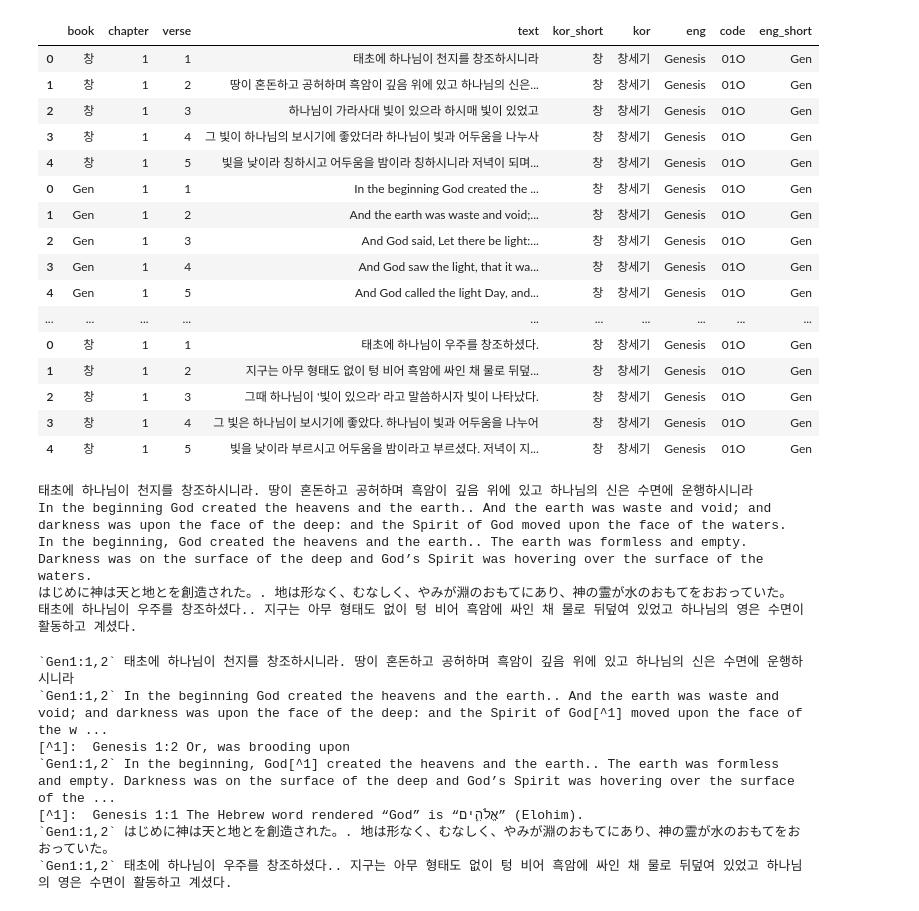
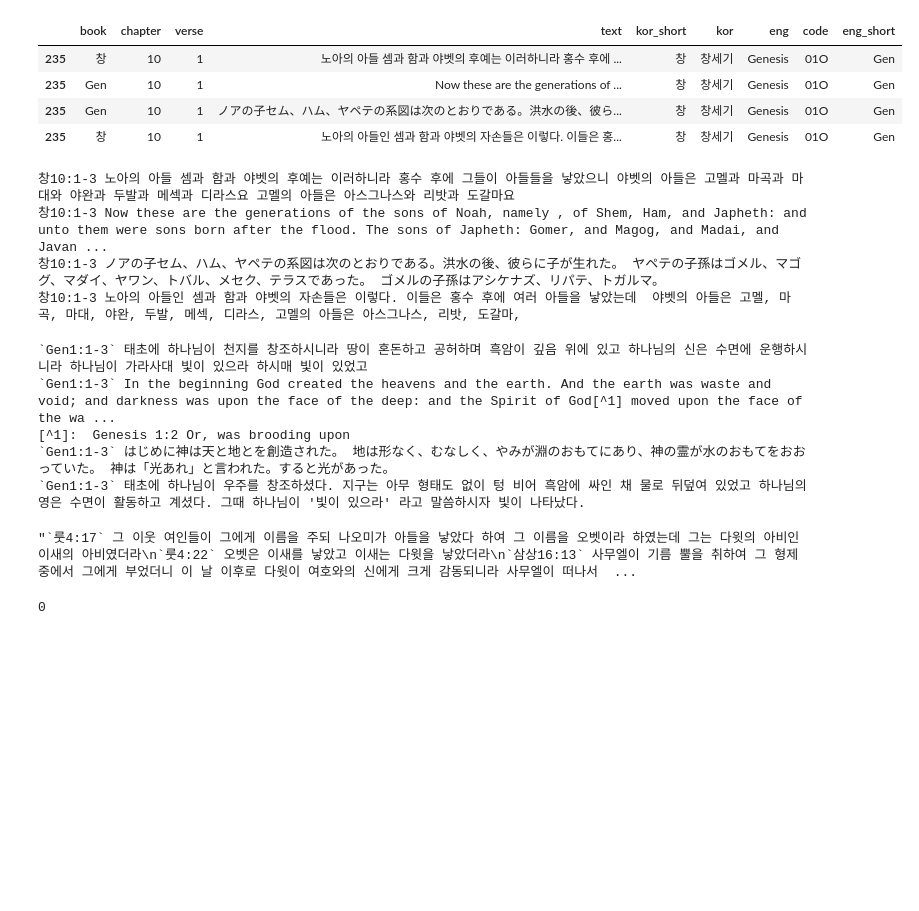
Before and after one commit to sungcheolkim78/py_kbible, a Jupyter notebook: dev/bible object.ipynb, the cells around one changed output. Drawn from its saved outputs; the diff is of its cells as text; code cells hidden in the pictures; blank space fills up the shorter version.

Commit message:
update search function

```diff
--- a/dev/bible object.ipynb
+++ b/dev/bible object.ipynb
@@ -3,44 +3,33 @@ from py_kbible import kbible
 # %%
 b = kbible.KBible()
 b.add("ASV")
-b.add("WEB")
+#b.add("WEB")
 b.add("JA1955")
 b.add("현대인의성경")
 # %%
-b.bystr("창1:1-5")
+b.bystr("창10:1")
 # %% [output]
 |  | book | chapter | verse | text | kor_short | kor | eng | code | eng_short |
-| 0 | 창 | 1 | 1 | 태초에 하나님이 천지를 창조하시니라 | 창 | 창세기 | Genesis | 01O | Gen |
-| 1 | 창 | 1 | 2 | 땅이 혼돈하고 공허하며 흑암이 깊음 위에 있고 하나님의 신은... | 창 | 창세기 | Genesis | 01O | Gen |
-| 2 | 창 | 1 | 3 | 하나님이 가라사대 빛이 있으라 하시매 빛이 있었고 | 창 | 창세기 | Genesis | 01O | Gen |
-| 3 | 창 | 1 | 4 | 그 빛이 하나님의 보시기에 좋았더라 하나님이 빛과 어두움을 나누사 | 창 | 창세기 | Genesis | 01O | Gen |
-| 4 | 창 | 1 | 5 | 빛을 낮이라 칭하시고 어두움을 밤이라 칭하시니라 저녁이 되며... | 창 | 창세기 | Genesis | 01O | Gen |
-| 0 | Gen | 1 | 1 | In the beginning God created the ... | 창 | 창세기 | Genesis | 01O | Gen |
-| 1 | Gen | 1 | 2 | And the earth was waste and void;... | 창 | 창세기 | Genesis | 01O | Gen |
-| 2 | Gen | 1 | 3 | And God said, Let there be light:... | 창 | 창세기 | Genesis | 01O | Gen |
-| 3 | Gen | 1 | 4 | And God saw the light, that it wa... | 창 | 창세기 | Genesis | 01O | Gen |
-| 4 | Gen | 1 | 5 | And God called the light Day, and... | 창 | 창세기 | Genesis | 01O | Gen |
-| ... | ... | ... | ... | ... | ... | ... | ... | ... | ... |
-| 0 | 창 | 1 | 1 | 태초에 하나님이 우주를 창조하셨다. | 창 | 창세기 | Genesis | 01O | Gen |
-| 1 | 창 | 1 | 2 | 지구는 아무 형태도 없이 텅 비어 흑암에 싸인 채 물로 뒤덮... | 창 | 창세기 | Genesis | 01O | Gen |
-| 2 | 창 | 1 | 3 | 그때 하나님이 '빛이 있으라' 라고 말씀하시자 빛이 나타났다. | 창 | 창세기 | Genesis | 01O | Gen |
-| 3 | 창 | 1 | 4 | 그 빛은 하나님이 보시기에 좋았다. 하나님이 빛과 어두움을 나누어 | 창 | 창세기 | Genesis | 01O | Gen |
-| 4 | 창 | 1 | 5 | 빛을 낮이라 부르시고 어두움을 밤이라고 부르셨다. 저녁이 지... | 창 | 창세기 | Genesis | 01O | Gen |
+| 235 | 창 | 10 | 1 | 노아의 아들 셈과 함과 야벳의 후예는 이러하니라 홍수 후에 ... | 창 | 창세기 | Genesis | 01O | Gen |
+| 235 | Gen | 10 | 1 | Now these are the generations of ... | 창 | 창세기 | Genesis | 01O | Gen |
+| 235 | Gen | 10 | 1 | ノアの子セム、ハム、ヤペテの系図は次のとおりである。洪水の後、彼ら... | 창 | 창세기 | Genesis | 01O | Gen |
+| 235 | 창 | 10 | 1 | 노아의 아들인 셈과 함과 야벳의 자손들은 이렇다. 이들은 홍... | 창 | 창세기 | Genesis | 01O | Gen |
 # %%
-print(b.bystr("창1:1,2", form="string"))
+print(b.bystr("창10:1-3", form="string"))
 # %% [output]
-태초에 하나님이 천지를 창조하시니라. 땅이 혼돈하고 공허하며 흑암이 깊음 위에 있고 하나님의 신은 수면에 운행하시니라
-In the beginning God created the heavens and the earth.. And the earth was waste and void; and darkness was upon the face of the deep: and the Spirit of God moved upon the face of the waters.
-In the beginning, God created the heavens and the earth.. The earth was formless and empty. Darkness was on the surface of the deep and God’s Spirit was hovering over the surface of the waters.
-はじめに神は天と地とを創造された。. 地は形なく、むなしく、やみが淵のおもてにあり、神の霊が水のおもてをおおっていた。
-태초에 하나님이 우주를 창조하셨다.. 지구는 아무 형태도 없이 텅 비어 흑암에 싸인 채 물로 뒤덮여 있었고 하나님의 영은 수면이 활동하고 계셨다.
+창10:1-3 노아의 아들 셈과 함과 야벳의 후예는 이러하니라 홍수 후에 그들이 아들들을 낳았으니 야벳의 아들은 고멜과 마곡과 마대와 야완과 두발과 메섹과 디라스요 고멜의 아들은 아스그나스와 리밧과 도갈마요
+창10:1-3 Now these are the generations of the sons of Noah, namely , of Shem, Ham, and Japheth: and unto them were sons born after the flood. The sons of Japheth: Gomer, and Magog, and Madai, and Javan ...
+창10:1-3 ノアの子セム、ハム、ヤペテの系図は次のとおりである。洪水の後、彼らに子が生れた。 ヤペテの子孫はゴメル、マゴグ、マダイ、ヤワン、トバル、メセク、テラスであった。 ゴメルの子孫はアシケナズ、リパテ、トガルマ。
+창10:1-3 노아의 아들인 셈과 함과 야벳의 자손들은 이렇다. 이들은 홍수 후에 여러 아들을 낳았는데  야벳의 아들은 고멜, 마곡, 마대, 야완, 두발, 메섹, 디라스, 고멜의 아들은 아스그나스, 리밧, 도갈마,
 # %%
-print(b.bystr("Gen1:1,2", form="md"))
+print(b.bystr("Gen1:1-3", form="md"))
 # %% [output]
-`Gen1:1,2` 태초에 하나님이 천지를 창조하시니라. 땅이 혼돈하고 공허하며 흑암이 깊음 위에 있고 하나님의 신은 수면에 운행하시니라
-`Gen1:1,2` In the beginning God created the heavens and the earth.. And the earth was waste and void; and darkness was upon the face of the deep: and the Spirit of God[^1] moved upon the face of the w ...
+`Gen1:1-3` 태초에 하나님이 천지를 창조하시니라 땅이 혼돈하고 공허하며 흑암이 깊음 위에 있고 하나님의 신은 수면에 운행하시니라 하나님이 가라사대 빛이 있으라 하시매 빛이 있었고
+`Gen1:1-3` In the beginning God created the heavens and the earth. And the earth was waste and void; and darkness was upon the face of the deep: and the Spirit of God[^1] moved upon the face of the wa ...
 [^1]:  Genesis 1:2 Or, was brooding upon
-`Gen1:1,2` In the beginning, God[^1] created the heavens and the earth.. The earth was formless and empty. Darkness was on the surface of the deep and God’s Spirit was hovering over the surface of the ...
-[^1]:  Genesis 1:1 The Hebrew word rendered “God” is “אֱלֹהִ֑ים” (Elohim).
-`Gen1:1,2` はじめに神は天と地とを創造された。. 地は形なく、むなしく、やみが淵のおもてにあり、神の霊が水のおもてをおおっていた。
-`Gen1:1,2` 태초에 하나님이 우주를 창조하셨다.. 지구는 아무 형태도 없이 텅 비어 흑암에 싸인 채 물로 뒤덮여 있었고 하나님의 영은 수면이 활동하고 계셨다.
+`Gen1:1-3` はじめに神は天と地とを創造された。 地は形なく、むなしく、やみが淵のおもてにあり、神の霊が水のおもてをおおっていた。 神は「光あれ」と言われた。すると光があった。
+`Gen1:1-3` 태초에 하나님이 우주를 창조하셨다. 지구는 아무 형태도 없이 텅 비어 흑암에 싸인 채 물로 뒤덮여 있었고 하나님의 영은 수면이 활동하고 계셨다. 그때 하나님이 '빛이 있으라' 라고 말씀하시자 빛이 나타났다.
+# %%
+b.search("다윗", form="md")
+# %% [output]
+"`룻4:17` 그 이웃 여인들이 그에게 이름을 주되 나오미가 아들을 낳았다 하여 그 이름을 오벳이라 하였는데 그는 다윗의 아비인 이새의 아비였더라\n`룻4:22` 오벳은 이새를 낳았고 이새는 다윗을 낳았더라\n`삼상16:13` 사무엘이 기름 뿔을 취하여 그 형제 중에서 그에게 부었더니 이 날 이후로 다윗이 여호와의 신에게 크게 감동되니라 사무엘이 떠나서  ...
@@ -46,0 +38,4 @@ print(b.bystr("Gen1:1,2", form="md"))
+# %%
+sum(b1.text.str.contains("창조", regex=False))
+# %% [output]
+0
```
Also changed, not shown: parts of 4 cells of this notebook, 2 other files.
